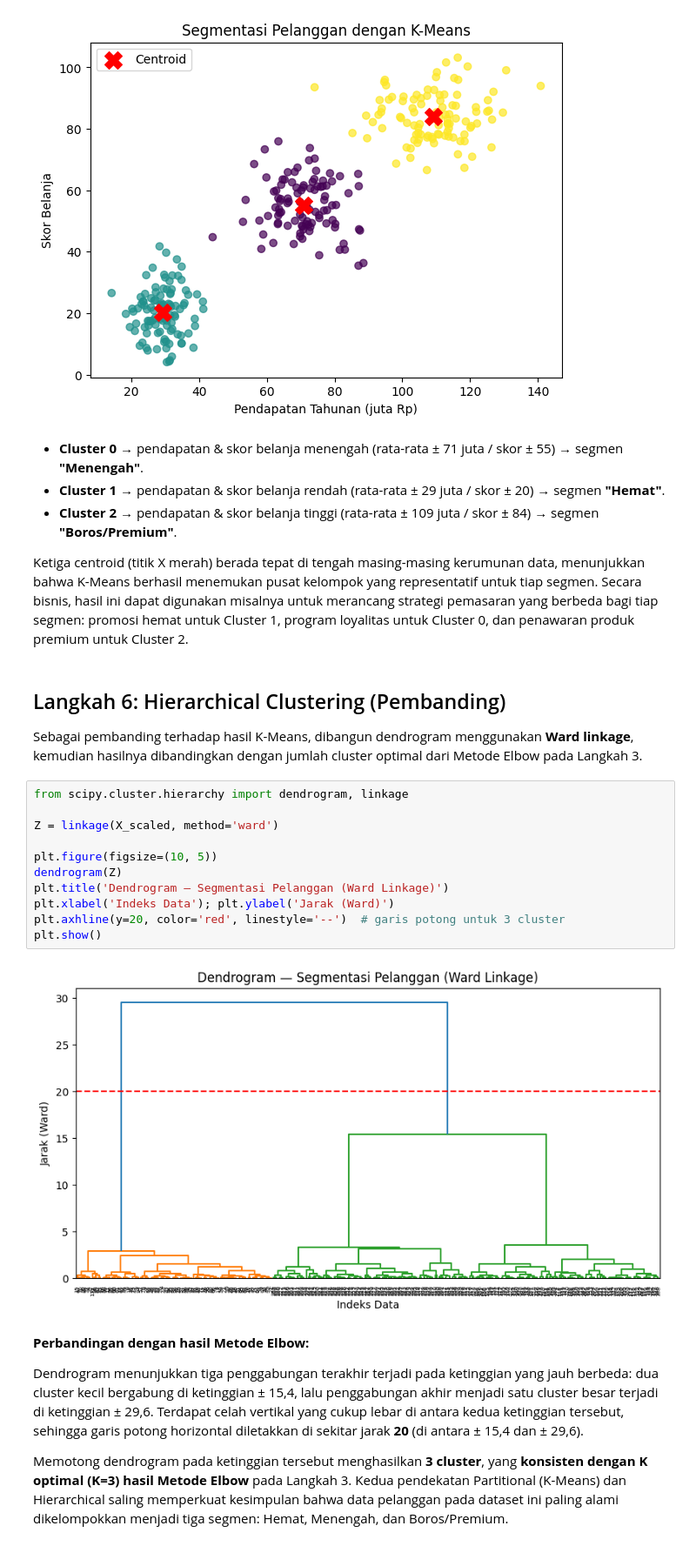
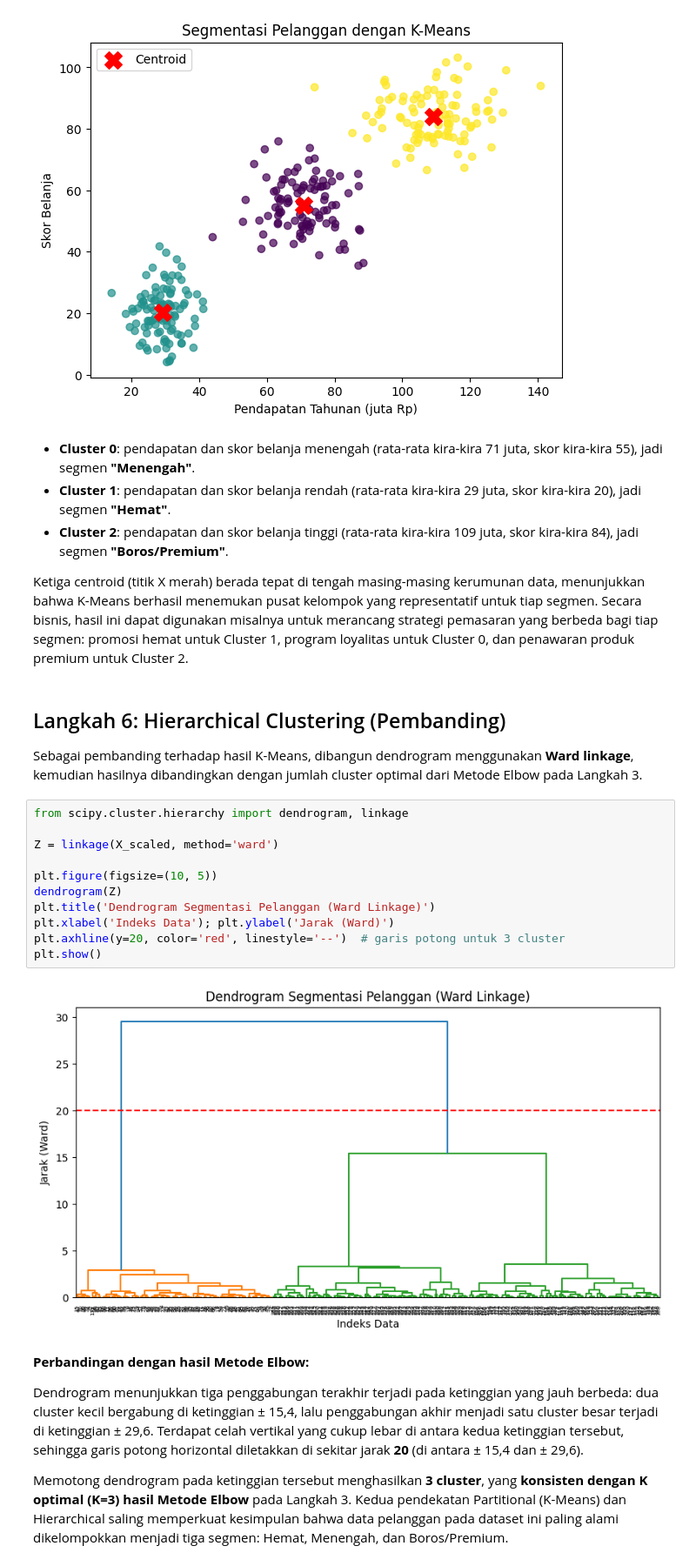
Before and after one commit to ranggadev/data-science-2026, a Jupyter notebook: Pertemuan11_RanggaSaputra_250401020034.ipynb, the cells around one changed output. Shown at 87% size. Drawn from its saved outputs; the diff is of its cells as text.

```diff
--- a/Pertemuan11_RanggaSaputra_250401020034.ipynb
+++ b/Pertemuan11_RanggaSaputra_250401020034.ipynb
@@ -146,9 +147,9 @@ plt.legend(); plt.show()
 # %% [output]
 [figure]
 # %% [markdown]
-- **Cluster 0** → pendapatan & skor belanja menengah (rata-rata ± 71 juta / skor ± 55) → segmen **"Menengah"**.
-- **Cluster 1** → pendapatan & skor belanja rendah (rata-rata ± 29 juta / skor ± 20) → segmen **"Hemat"**.
-- **Cluster 2** → pendapatan & skor belanja tinggi (rata-rata ± 109 juta / skor ± 84) → segmen **"Boros/Premium"**.
+- **Cluster 0**: pendapatan dan skor belanja menengah (rata-rata kira-kira 71 juta, skor kira-kira 55), jadi segmen **"Menengah"**.
+- **Cluster 1**: pendapatan dan skor belanja rendah (rata-rata kira-kira 29 juta, skor kira-kira 20), jadi segmen **"Hemat"**.
+- **Cluster 2**: pendapatan dan skor belanja tinggi (rata-rata kira-kira 109 juta, skor kira-kira 84), jadi segmen **"Boros/Premium"**.
 
 Ketiga centroid (titik X merah) berada tepat di tengah masing-masing kerumunan data, menunjukkan bahwa K-Means berhasil menemukan pusat kelompok yang representatif untuk tiap segmen. Secara bisnis, hasil ini dapat digunakan misalnya untuk merancang strategi pemasaran yang berbeda bagi tiap segmen: promosi hemat untuk Cluster 1, program loyalitas untuk Cluster 0, dan penawaran produk premium untuk Cluster 2.
 # %% [markdown]
@@ -158,16 +159,16 @@ Sebagai pembanding terhadap hasil K-Means, dibangun dendrogram menggunakan **War
 # %%
 from scipy.cluster.hierarchy import dendrogram, linkage
 
 Z = linkage(X_scaled, method='ward')
 
 plt.figure(figsize=(10, 5))
 dendrogram(Z)
-plt.title('Dendrogram — Segmentasi Pelanggan (Ward Linkage)')
+plt.title('Dendrogram Segmentasi Pelanggan (Ward Linkage)')
 plt.xlabel('Indeks Data'); plt.ylabel('Jarak (Ward)')
 plt.axhline(y=20, color='red', linestyle='--')  # garis potong untuk 3 cluster
 plt.show()
 # %% [output]
-[figure, old version]
+[figure, new version]
 # %% [markdown]
 **Perbandingan dengan hasil Metode Elbow:**
 
```
Also changed, not shown: parts of 4 cells of this notebook, 4 other files.
